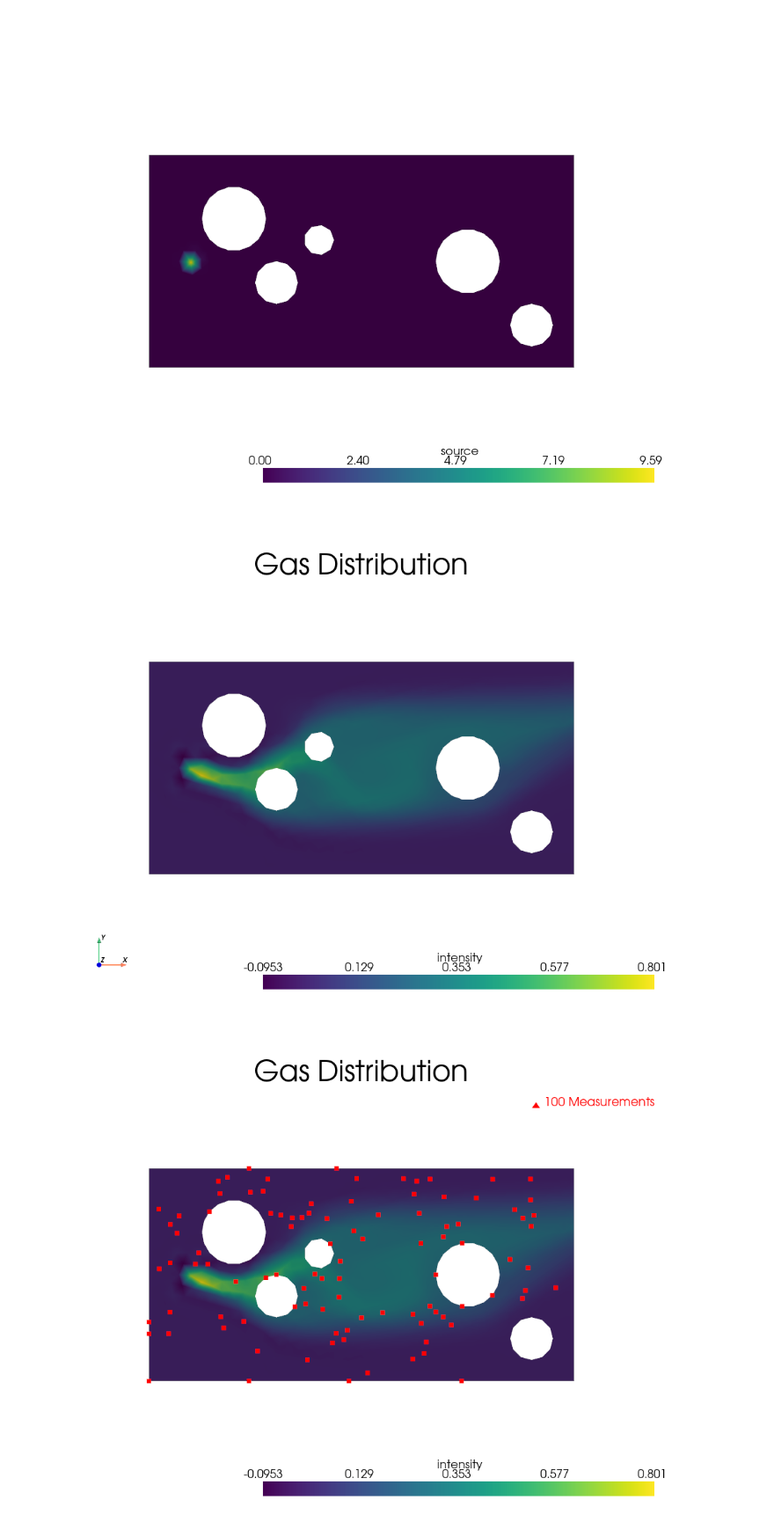
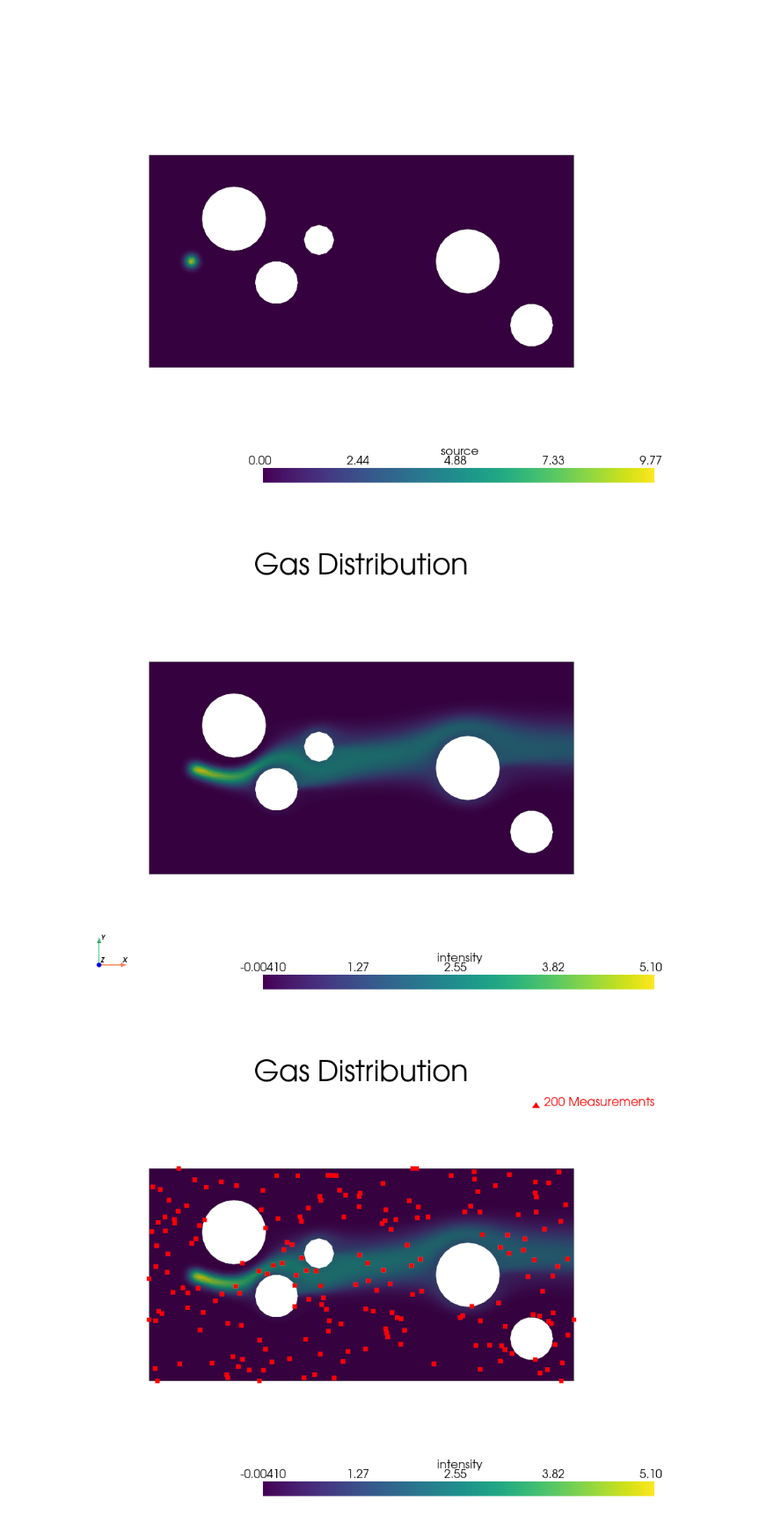
Before and after one commit to domaiii/dispersion_sim, a Jupyter notebook: advection_diffusion/inverse_AD_obstacles.ipynb, the cells around one changed output. Shown: that part at 88% size. Drawn from its saved outputs; the diff is of its cells as text; code cells hidden in the pictures.

```diff
--- a/advection_diffusion/inverse_AD_obstacles.ipynb
+++ b/advection_diffusion/inverse_AD_obstacles.ipynb
@@ -11,18 +11,22 @@ from mpi4py import MPI
 from dolfinx import mesh, fem, io, plot
 from basix.ufl import element
 # %%
-# wind_file = Path("../wind_data/airflow_ipcs.bp")
-wind_file = Path("../wind_data/airflow_picard.bp")
+wind_file = Path("../wind_data/airflow_ipcs.bp")
+#wind_file = Path("../wind_data/airflow_picard.bp")
 domain = adios4dolfinx.read_mesh(wind_file, MPI.COMM_WORLD)
 
-topology, cell_type, geom = plot.vtk_mesh(domain)
-grid = pv.UnstructuredGrid(topology, cell_type, geom)
+dom_cell = domain.basix_cell()
+V2 = fem.functionspace(domain, element("Lagrange", dom_cell, 2, shape=(domain.topology.dim,)))
+V_wind = fem.functionspace(domain, element("Lagrange", dom_cell, 2, shape=(domain.topology.dim,)))
 
-dom_cell = domain.basix_cell()
-V_wind = fem.functionspace(domain, element("Lagrange", dom_cell, 1, shape=(domain.topology.dim,)))
+beta_V2 = fem.Function(V2)
+adios4dolfinx.read_function(wind_file, beta_V2, name="velocity_H2")
 
 beta = fem.Function(V_wind)
-adios4dolfinx.read_function(wind_file, beta, name="velocity_H1")
+beta.interpolate(beta_V2)
+
+topology, cell_type, geom = plot.vtk_mesh(V_wind)
+grid = pv.UnstructuredGrid(topology, cell_type, geom)
 # %%
 coords = domain.geometry.x
 x_min, y_min = np.min(coords[:, 0]), np.min(coords[:, 1])
@@ -38,7 +42,7 @@ sigma_x, sigma_y = 0.01 * x_lim, 0.01 * x_lim
 def source_term(x: np.ndarray):
     return 10.0 * np.exp(-((x[0] - x0)**2 / (2 * sigma_x**2) + (x[1] - y0)**2 / (2 * sigma_y**2)))
 
-V_scalar = fem.functionspace(domain, element("CG", domain.basix_cell(), 1))
+V_scalar = fem.functionspace(domain, element("CG", domain.basix_cell(), 2))
 f_true = fem.Function(V_scalar)
 f_true.interpolate(source_term)
 
@@ -59,7 +63,7 @@ plotter.show()
 [figure]
 # %%
 # Forward simulation
-D_phys = D_phys = fem.Constant(domain, 0.001)
+D_phys = D_phys = fem.Constant(domain, 0.01)
 U_char = sqrt(dot(beta, beta))
 L_char = fem.Constant(domain, x_lim)
 h = CellDiameter(domain)
@@ -95,36 +99,36 @@ plotter.show_axes()
 
 plotter.show()
 # %% [output]
-[figure, old version]
+[figure, new version]
 # %%
 # Select values from c in m
 n = len(c_true.x.array)
-n_measurements = 100 # int(0.01 * n)
+n_measurements = 200 # int(0.01 * n)
 
 # # random distribution
-np.random.seed(3) # Good vals: 9
+np.random.seed(1) # Good vals: 9
 m_ids = np.random.choice(np.arange(n), size=n_measurements, replace=False) # random distribution
 
 m = c_true.x.array[m_ids]
 
 # Plot
 grid.point_data["intensity"] = c_true.x.array
 plotter = pv.Plotter()
 plotter.add_mesh(grid, scalars="intensity", cmap="viridis", show_edges=False)
 selected_points = grid.points[m_ids]
 
 plotter.add_points(
     selected_points,
     color="red",
     point_size=7,
     label=f"{n_measurements} Measurements")
 plotter.add_title("Gas Distribution")
 plotter.view_xy()
 #plotter.show_grid()
 plotter.add_legend()
 plotter.show()
 # %% [output]
-[figure, old version]
+[figure, new version]
 # %%
 # Inverse Problem
 
```
Also changed, not shown: parts of 2 cells of this notebook, 14 other files.
